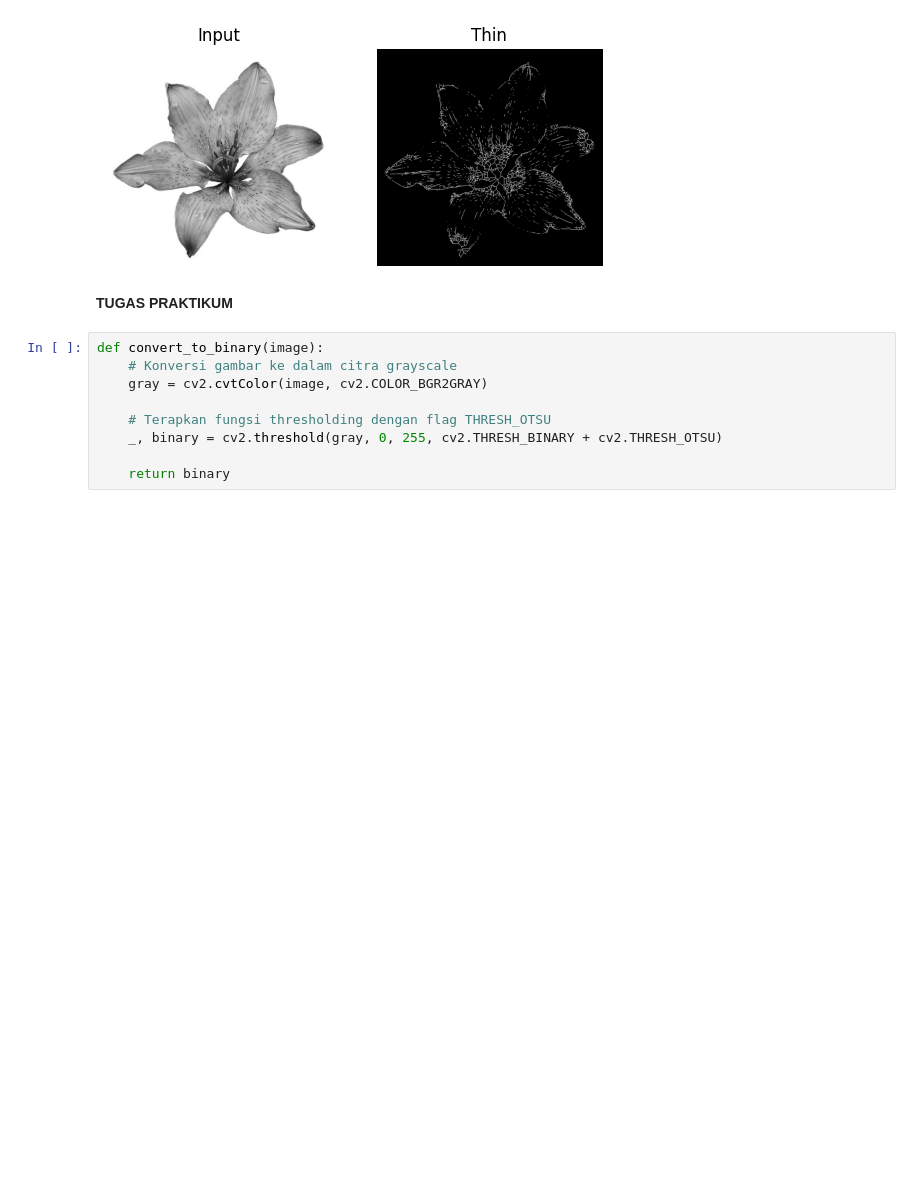
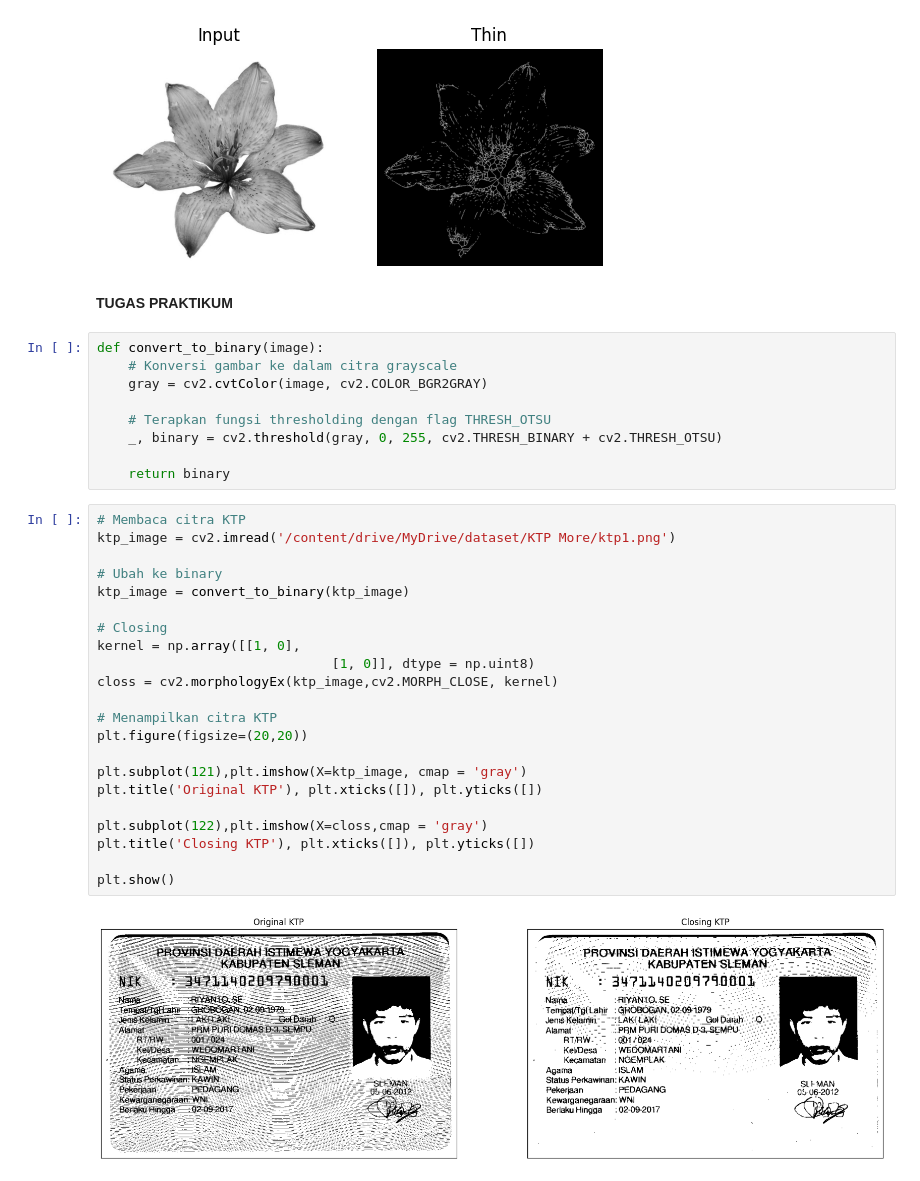
Before and after one commit to derivai7/PCVK_Ganjil_2023, a Jupyter notebook: Week8.ipynb, the cells around one changed output. Drawn from its saved outputs; the diff is of its cells as text; blank space fills up the shorter version.

```diff
--- a/Week8.ipynb
+++ b/Week8.ipynb
@@ -530,5 +529,29 @@ def convert_to_binary(image):
     _, binary = cv2.threshold(gray, 0, 255, cv2.THRESH_BINARY + cv2.THRESH_OTSU)
 
     return binary
+# %%
+# Membaca citra KTP
+ktp_image = cv2.imread('/content/drive/MyDrive/dataset/KTP More/ktp1.png')
+
+# Ubah ke binary
+ktp_image = convert_to_binary(ktp_image)
+
+# Closing
+kernel = np.array([[1, 0],
+                              [1, 0]], dtype = np.uint8)
+closs = cv2.morphologyEx(ktp_image,cv2.MORPH_CLOSE, kernel)
+
+# Menampilkan citra KTP
+plt.figure(figsize=(20,20))
+
+plt.subplot(121),plt.imshow(X=ktp_image, cmap = 'gray')
+plt.title('Original KTP'), plt.xticks([]), plt.yticks([])
+
+plt.subplot(122),plt.imshow(X=closs,cmap = 'gray')
+plt.title('Closing KTP'), plt.xticks([]), plt.yticks([])
+
+plt.show()
+# %% [output]
+[figure, added]
 # %%
 # Membaca citra KTP
```
Also changed, not shown: parts of 3 cells of this notebook.
